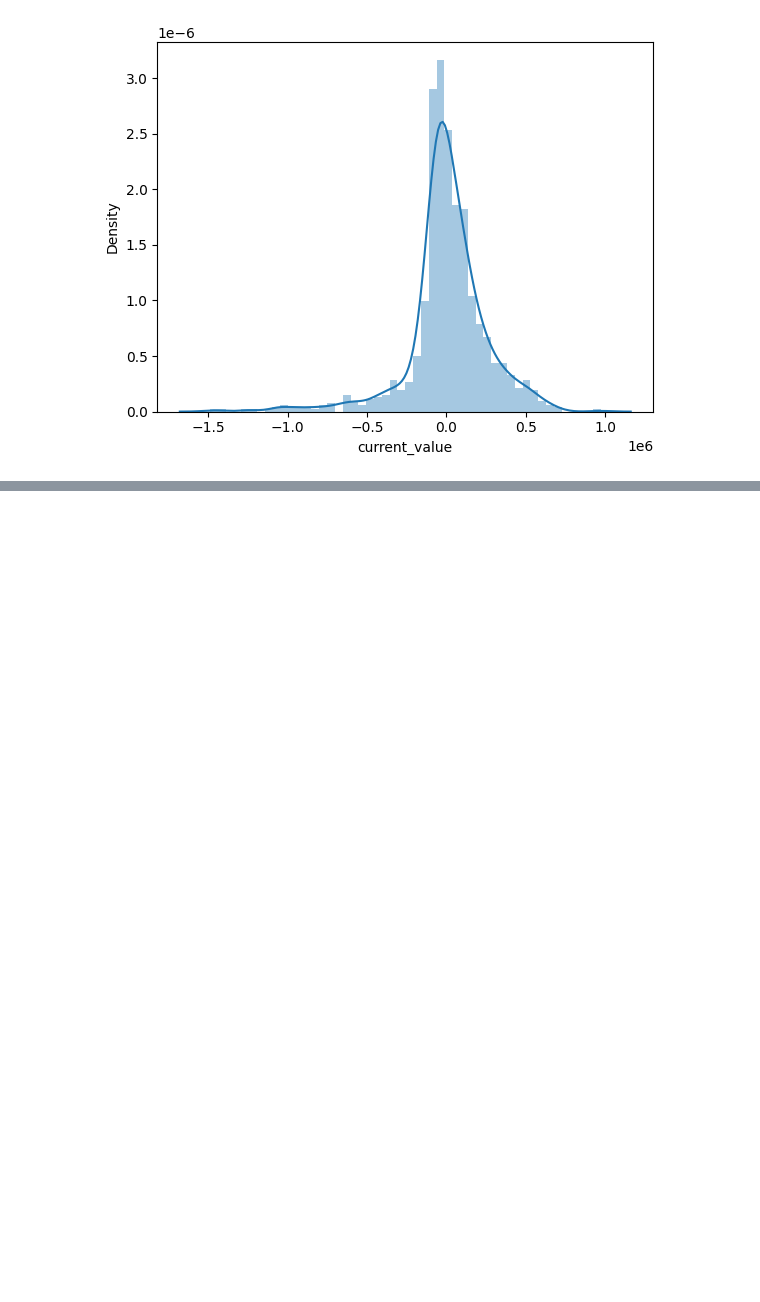
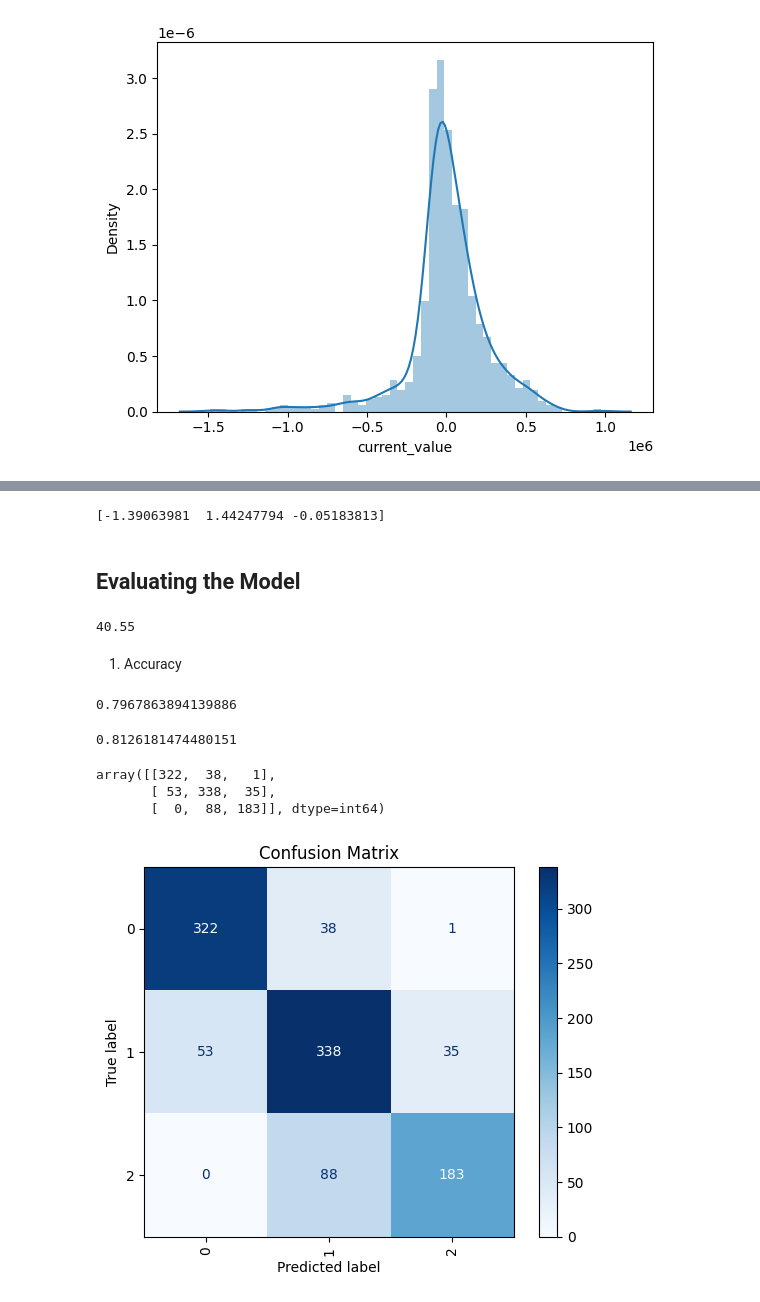
Before and after one commit to fileoy/Usecase-7, a Jupyter notebook: EDA explain template.ipynb, the cells around one changed output, grey strips where cells are left out. Saved outputs shown, nothing was run; the diff lists cells and outputs as text; code cells hidden in the pictures; blank space fills up the shorter version.

Commit message:
Update: Logistic Regression

```diff
--- a/EDA explain template.ipynb
+++ b/EDA explain template.ipynb
@@ -769,0 +872,16 @@ In conclusion, while all three models provided similar performance, Ridge and La
+# %%
+# Prepare data
+X = ftblh_df_4_logistic_regression.drop(['current_value_category_encoded'], axis=1)
+y = ftblh_df_4_logistic_regression['current_value_category_encoded']
+
+# Split data into training and testing sets
+X_train, X_test, y_train, y_test = train_test_split(X, y,
+                                                    test_size=0.2,
+                                                    shuffle=True,
+                                                    random_state=42)
+
+# sacle the data
+scaler = StandardScaler()
+scaler.fit(X_train)
+X_train_scaled = scaler.transform(X_train)
+X_test_scaled = scaler.transform(X_test)
@@ -769,0 +894,2 @@ In conclusion, while all three models provided similar performance, Ridge and La
+# %%
+model = LogisticRegression()
@@ -769,0 +898,3 @@ In conclusion, while all three models provided similar performance, Ridge and La
+# %%
+# Fit the model on the training data
+model.fit(X_train_scaled, y_train)
@@ -769,0 +905,3 @@ In conclusion, while all three models provided similar performance, Ridge and La
+# %%
+# Predict and evaluate the model
+y_pred = model.predict(X_test_scaled)
@@ -769,0 +954,44 @@ In conclusion, while all three models provided similar performance, Ridge and La
+# %%
+print(model.intercept_)
+# %% [output]
+[-1.39063981  1.44247794 -0.05183813]
+# %% [markdown]
+## Evaluating the Model
+# %%
+# our benchmark model
+base_model = round(ftblh_df_4_logistic_regression['current_value_category_encoded'].value_counts()[1]/ftblh_df_4_logistic_regression.shape[0]*100, 2)
+base_model
+# %% [output]
+40.55
+# %% [markdown]
+1. Accuracy
+# %%
+# Evaluate the model
+accuracy = accuracy_score(y_test, y_pred)
+accuracy
+# %% [output]
+0.7967863894139886
+# %%
+y_pred_train = model.predict(X_train_scaled)
+accuracy = accuracy_score(y_train, y_pred_train)
+accuracy
+# %% [output]
+0.8126181474480151
+# %%
+conf_matrix = confusion_matrix(y_test, y_pred)
+conf_matrix
+# %% [output]
+array([[322,  38,   1],
+       [ 53, 338,  35],
+       [  0,  88, 183]], dtype=int64)
+# %%
+from sklearn.metrics import confusion_matrix, ConfusionMatrixDisplay
+
+ConfusionMatrixDisplay.from_predictions(y_test, y_pred,
+                                        display_labels=model.classes_,
+                                        cmap="Blues",
+                                        xticks_rotation='vertical')
+plt.title('Confusion Matrix')
+plt.show()
+# %% [output]
+[figure, added]
```
Also changed, not shown: parts of 25 cells of this notebook.
